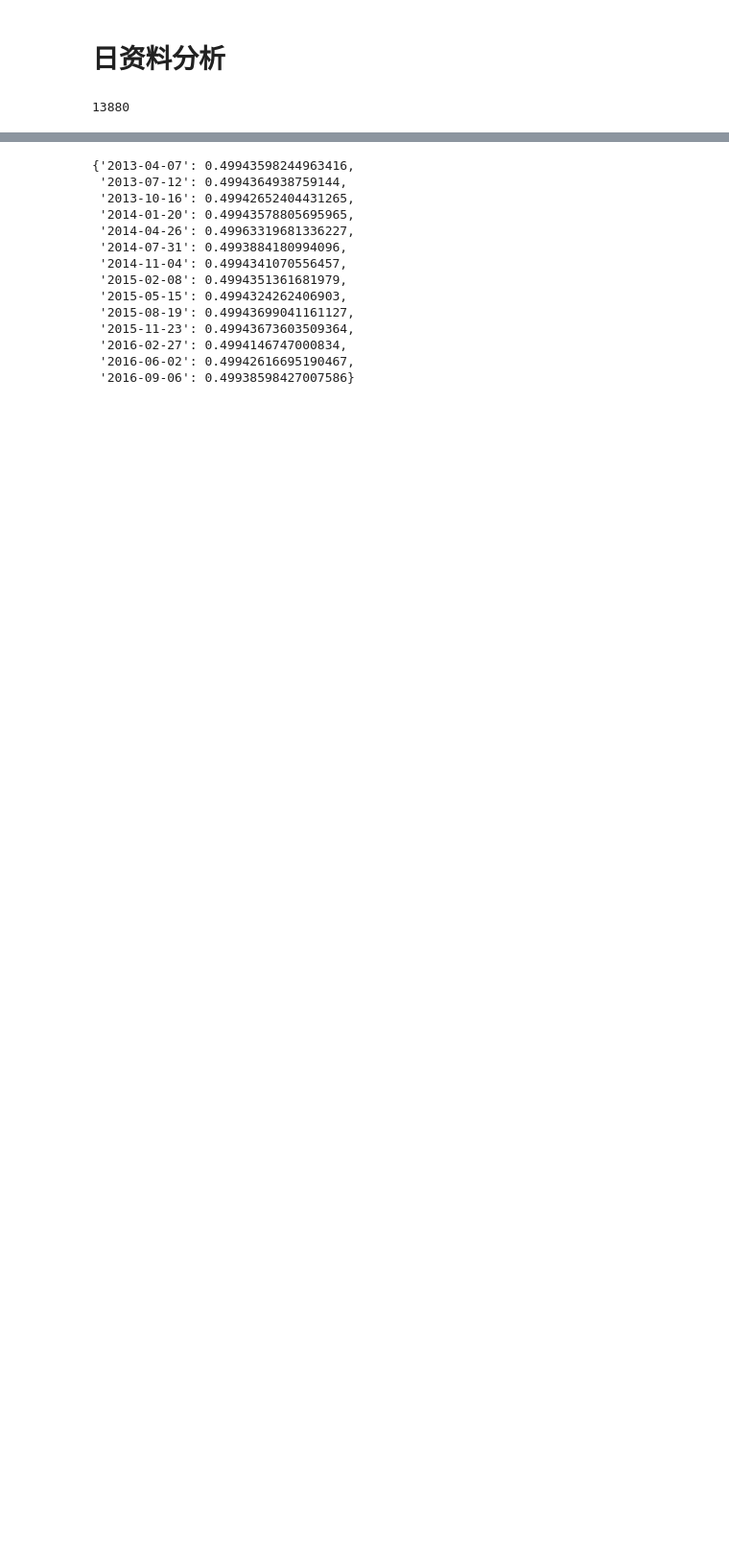
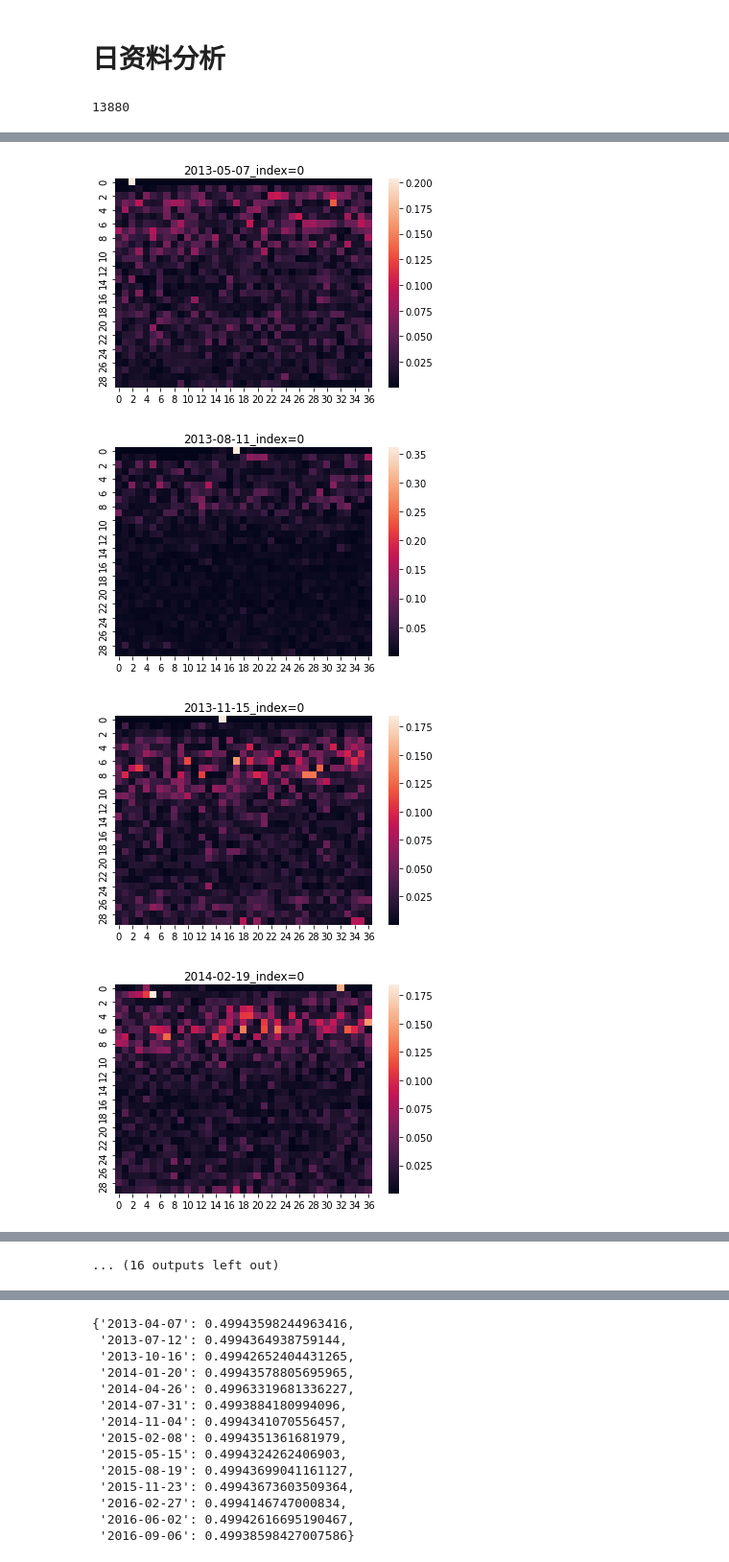
Before and after one commit to Matthew-ymz/Time-series-forecasting-for-causal-emergence, a Jupyter notebook: postprocessing/jacobian_svd.ipynb, the cells around one changed output, grey strips where cells are left out. Shown at 96% size. Saved outputs shown, nothing was run; the diff lists cells and outputs as text; code cells hidden in the pictures; blank space fills up the shorter version.

```diff
--- a/postprocessing/jacobian_svd.ipynb
+++ b/postprocessing/jacobian_svd.ipynb
@@ -118,0 +127,7 @@ plot_singular_cum(test_id, seeds = 1, length=96, dims=5, start=12516, end=13860,
+# %%
+analysis_u(us, seq_len=30, dims=37, start=12515, end=13859, interval=96, target=[0,1])
+# %% [output]
+[figure, added]
+[figure, added]
+[figure, added]
+[figure, added]
@@ -118,0 +142 @@ plot_singular_cum(test_id, seeds = 1, length=96, dims=5, start=12516, end=13860,
+... (16 outputs left out)
```
Also changed, not shown: parts of 7 cells of this notebook, 16 other files.
